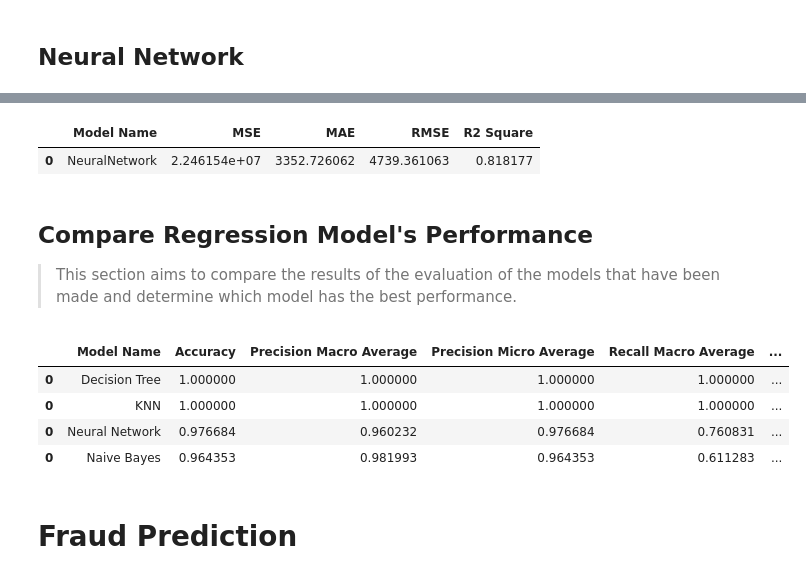
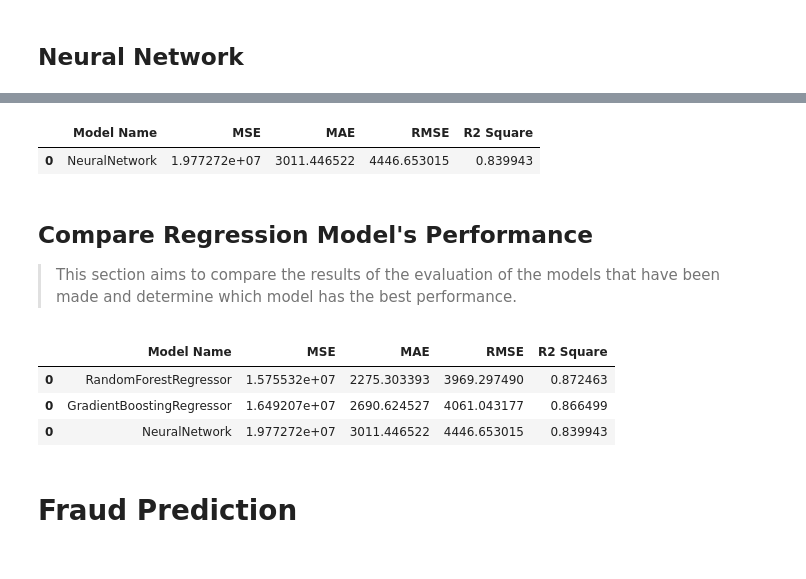
Before and after one commit to danielfsimangunsong/craiglist-sales-prediction, a Jupyter notebook: Craiglist_Sales_Prediction.ipynb, the cells around one changed output, grey strips where cells are left out. Cells and saved outputs as stored; diff of their text form; code cells hidden in the pictures.

Commit message:
Retrain neural network on price prediction

```diff
--- a/Craiglist_Sales_Prediction.ipynb
+++ b/Craiglist_Sales_Prediction.ipynb
@@ -443,8 +432,8 @@ from tensorflow.keras import layers
 from tensorflow.keras import callbacks
 # %%
 # Split train and validation dataset
-X_sep = int(X_train.shape[0]*0.6)
-y_sep = int(y_train.shape[0]*0.6)
+X_sep = int(X_train.shape[0]*0.8)
+y_sep = int(y_train.shape[0]*0.8)
 
 X_nn_train = X_train[:X_sep]
 y_nn_train = y_train[:y_sep]
@@ -457,32 +446,13 @@ input_shape = [X_nn_train.shape[1]]
 # Create and train Neural Network Model
 model = keras.Sequential([
     layers.Dense(256, activation='relu', input_shape=input_shape),
-    layers.Dropout(0.2),
-
-    layers.BatchNormalization(),
     layers.Dense(256, activation='relu'),
-    layers.Dropout(0.2),
-
-    layers.BatchNormalization(),
+    layers.Dense(128, activation='relu'),
     layers.Dense(128, activation='relu'),
     layers.Dropout(0.2),
-
-    layers.BatchNormalization(),
-    layers.Dense(128, activation='relu'),
-    layers.Dropout(0.2),
-
-    layers.BatchNormalization(),
-    layers.Dense(64, activation='relu'),
-    layers.Dropout(0.2),
-
-    layers.BatchNormalization(),
     layers.Dense(1),
 ])
 
-early_stopping = callbacks.EarlyStopping(
-    patience=15,
-    restore_best_weights=True,
-)
 
 model.compile(
     optimizer='adam',
@@ -493,9 +463,7 @@ EPOCHS = 100
 history = model.fit(
     X_nn_train, y_nn_train,
     validation_data=(X_nn_valid, y_nn_valid),
-    batch_size=64,
     epochs=EPOCHS,
-    callbacks=[early_stopping],
     verbose=1,
 )
 # %% [output]
@@ -533,20 +501,19 @@ nn_evaluation = evaluate_regressor_performance("NeuralNetwork", nn_pred)
 nn_evaluation
 # %% [output]
 |  | Model Name | MSE | MAE | RMSE | R2 Square |
-| 0 | NeuralNetwork | 2.246154e+07 | 3352.726062 | 4739.361063 | 0.818177 |
+| 0 | NeuralNetwork | 1.977272e+07 | 3011.446522 | 4446.653015 | 0.839943 |
 # %% [markdown]
 ## Compare Regression Model's Performance
 > This section aims to compare the results of the evaluation of the models that have been made and determine which model has the best performance.
 # %%
 # Menampilkan perbandingan hasil evaluasi model-model klasifikasi
-models_result = pd.concat([gbr_evaluation, rfr_model, nn_evaluation])
-models_result.sort_values('Recall Macro Average', ascending=False)
+models_result = pd.concat([gbr_evaluation, rfr_evaluation, nn_evaluation])
+models_result.sort_values('MSE', ascending=True)
 # %% [output]
-|  | Model Name | Accuracy | Precision Macro Average | Precision Micro Average | Recall Macro Average | ... |
-| 0 | Decision Tree | 1.000000 | 1.000000 | 1.000000 | 1.000000 | ... |
-| 0 | KNN | 1.000000 | 1.000000 | 1.000000 | 1.000000 | ... |
-| 0 | Neural Network | 0.976684 | 0.960232 | 0.976684 | 0.760831 | ... |
-| 0 | Naive Bayes | 0.964353 | 0.981993 | 0.964353 | 0.611283 | ... |
+|  | Model Name | MSE | MAE | RMSE | R2 Square |
+| 0 | RandomForestRegressor | 1.575532e+07 | 2275.303393 | 3969.297490 | 0.872463 |
+| 0 | GradientBoostingRegressor | 1.649207e+07 | 2690.624527 | 4061.043177 | 0.866499 |
+| 0 | NeuralNetwork | 1.977272e+07 | 3011.446522 | 4446.653015 | 0.839943 |
 # %% [markdown]
 # Fraud Prediction
 # %% [markdown]
```
Also changed, not shown: parts of 10 cells of this notebook.
